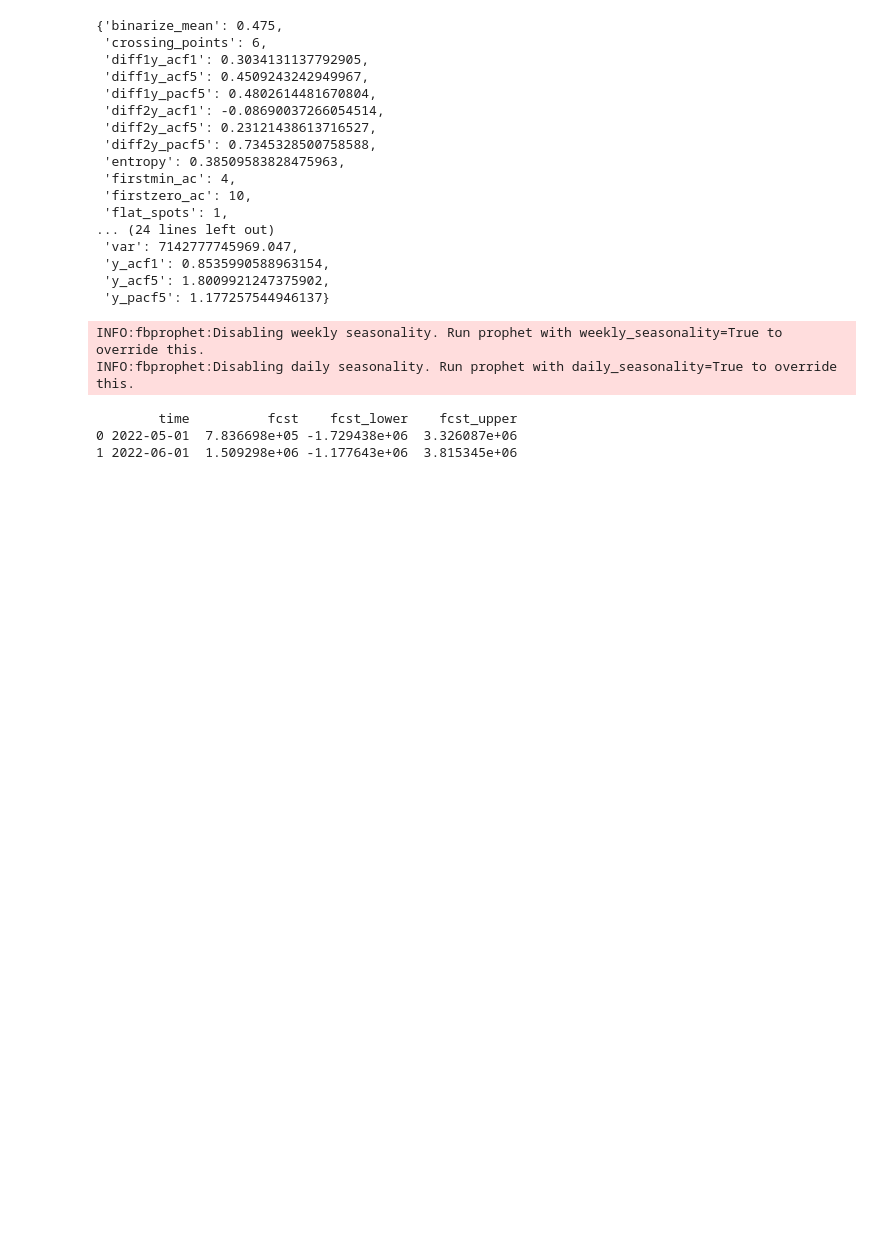
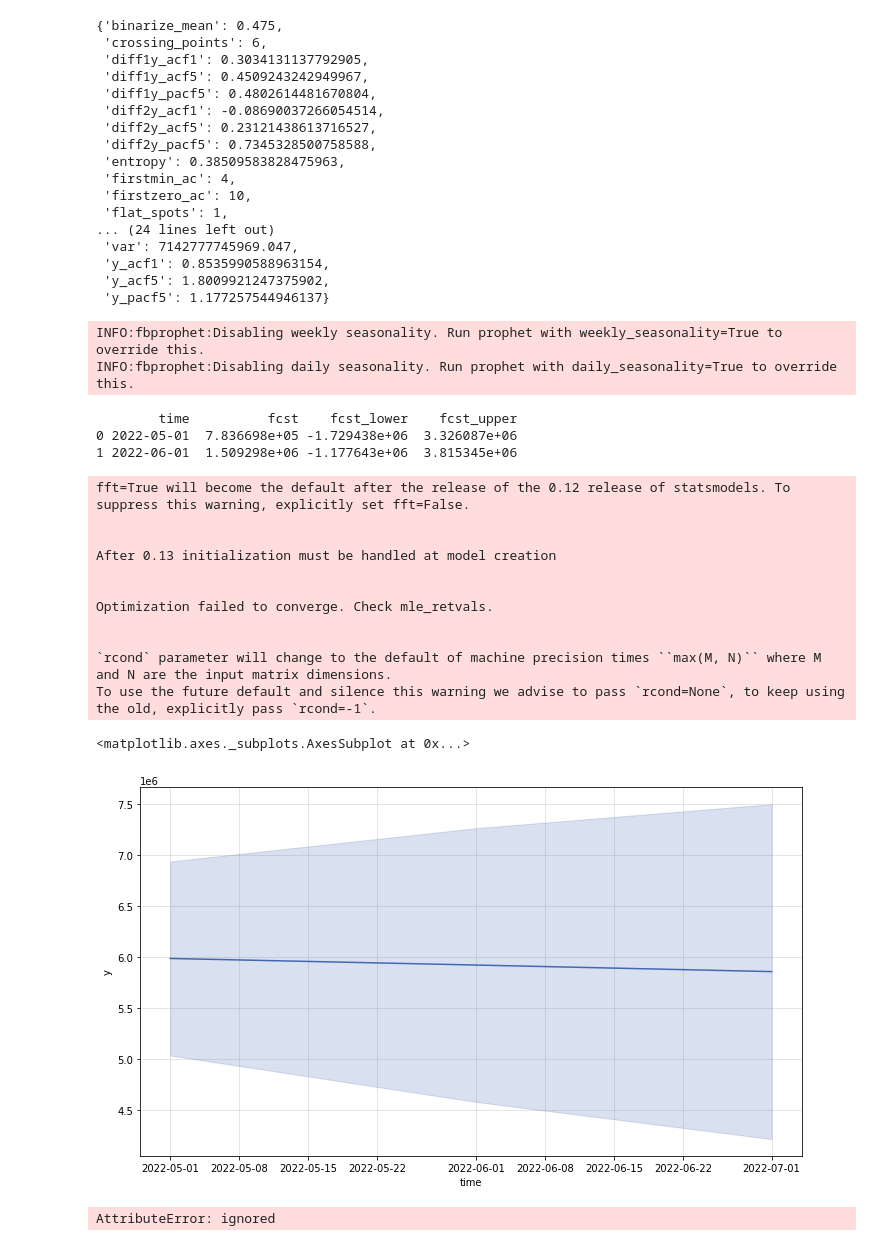
Before and after one commit to pddiste/TimeSeries, a Jupyter notebook: sessions_01.ipynb, the cells around one changed output. Cells and saved outputs as stored; diff of their text form; code cells hidden in the pictures; blank space fills up the shorter version.

```diff
--- a/sessions_01.ipynb
+++ b/sessions_01.ipynb
@@ -189,3 +189,39 @@ INFO:fbprophet:Disabling daily seasonality. Run prophet with daily_seasonality=T
         time          fcst    fcst_lower    fcst_upper
 0 2022-05-01  7.836698e+05 -1.729438e+06  3.326087e+06
 1 2022-06-01  1.509298e+06 -1.177643e+06  3.815345e+06
+# %%
+# import param and model from `kats.models.theta`
+from kats.models.theta import ThetaModel, ThetaParams
+
+# create ThetaParam with specifying seasonality param value
+params = ThetaParams(m=12)
+
+# create ThetaModel with given data and parameter class
+m = ThetaModel(data=tsd, params=params)
+
+# call fit method to fit model
+m.fit()
+
+# call predict method to predict the next 30 steps
+res = m.predict(steps=3, alpha=0.5)
+
+# visualize the results
+m.plot()
+# %% [output]
+fft=True will become the default after the release of the 0.12 release of statsmodels. To suppress this warning, explicitly set fft=False.
+
+
+After 0.13 initialization must be handled at model creation
+
+
+Optimization failed to converge. Check mle_retvals.
+
+
+`rcond` parameter will change to the default of machine precision times ``max(M, N)`` where M and N are the input matrix dimensions.
+To use the future default and silence this warning we advise to pass `rcond=None`, to keep using the old, explicitly pass `rcond=-1`.
+<matplotlib.axes._subplots.AxesSubplot at 0x...>
+[figure, added]
+# %%
+ThetaModel.mle_retvals
+# %% [output]
+AttributeError: ignored
```
